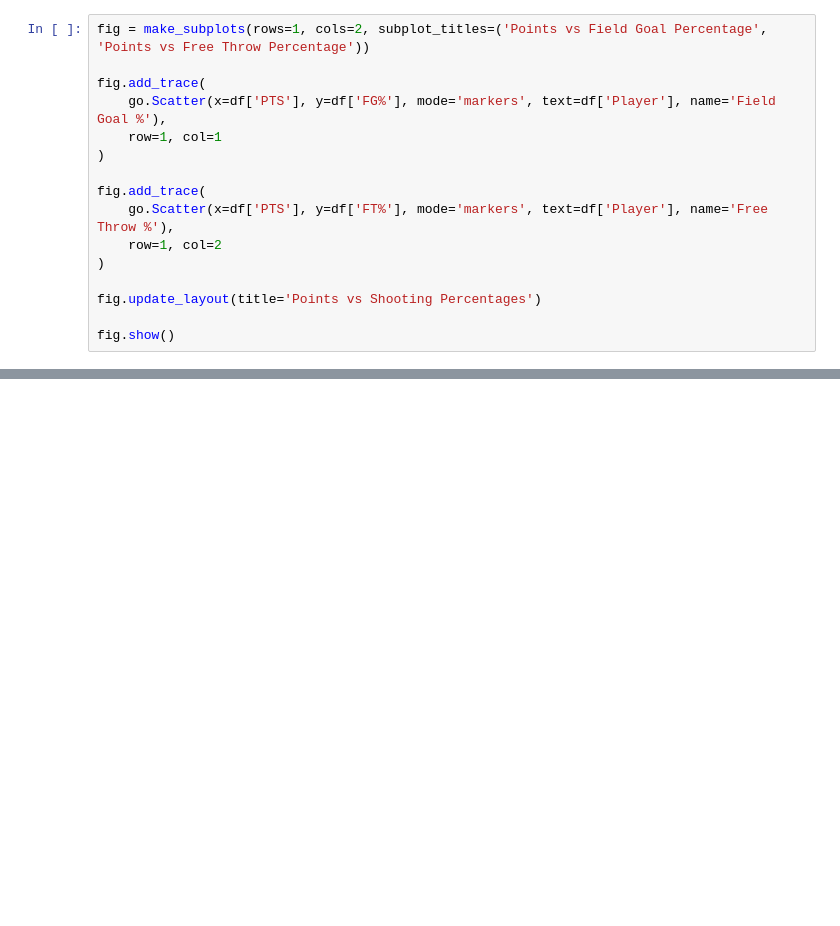
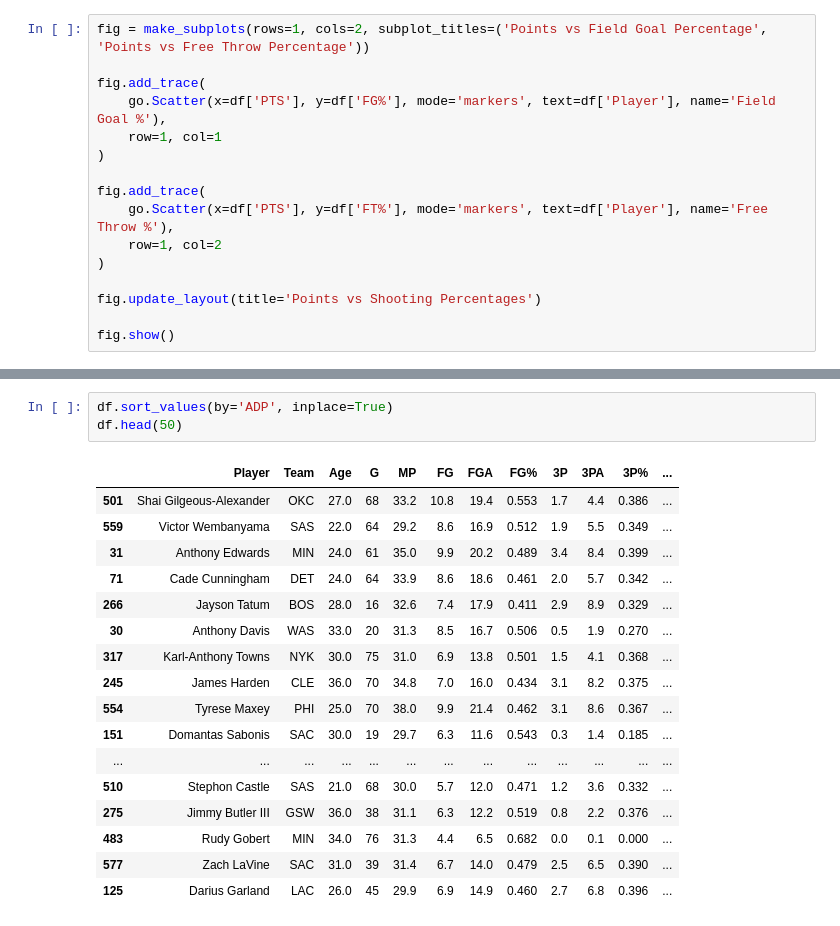
Before and after one commit to georgeboorman/nba-fantasy-trade-analyser, a Jupyter notebook: notebook.ipynb, the cells around one changed output, grey strips where cells are left out. Drawn from its saved outputs; the diff is of its cells as text; blank space fills up the shorter version.

```diff
--- a/notebook.ipynb
+++ b/notebook.ipynb
@@ -42,0 +85,21 @@ fig.show()
+# %%
+df.sort_values(by='ADP', inplace=True)
+df.head(50)
+# %% [output]
+|  | Player | Team | Age | G | MP | FG | FGA | FG% | 3P | 3PA | 3P% | ... |
+| 501 | Shai Gilgeous-Alexander | OKC | 27.0 | 68 | 33.2 | 10.8 | 19.4 | 0.553 | 1.7 | 4.4 | 0.386 | ... |
+| 559 | Victor Wembanyama | SAS | 22.0 | 64 | 29.2 | 8.6 | 16.9 | 0.512 | 1.9 | 5.5 | 0.349 | ... |
+| 31 | Anthony Edwards | MIN | 24.0 | 61 | 35.0 | 9.9 | 20.2 | 0.489 | 3.4 | 8.4 | 0.399 | ... |
+| 71 | Cade Cunningham | DET | 24.0 | 64 | 33.9 | 8.6 | 18.6 | 0.461 | 2.0 | 5.7 | 0.342 | ... |
+| 266 | Jayson Tatum | BOS | 28.0 | 16 | 32.6 | 7.4 | 17.9 | 0.411 | 2.9 | 8.9 | 0.329 | ... |
+| 30 | Anthony Davis | WAS | 33.0 | 20 | 31.3 | 8.5 | 16.7 | 0.506 | 0.5 | 1.9 | 0.270 | ... |
+| 317 | Karl-Anthony Towns | NYK | 30.0 | 75 | 31.0 | 6.9 | 13.8 | 0.501 | 1.5 | 4.1 | 0.368 | ... |
+| 245 | James Harden | CLE | 36.0 | 70 | 34.8 | 7.0 | 16.0 | 0.434 | 3.1 | 8.2 | 0.375 | ... |
+| 554 | Tyrese Maxey | PHI | 25.0 | 70 | 38.0 | 9.9 | 21.4 | 0.462 | 3.1 | 8.6 | 0.367 | ... |
+| 151 | Domantas Sabonis | SAC | 30.0 | 19 | 29.7 | 6.3 | 11.6 | 0.543 | 0.3 | 1.4 | 0.185 | ... |
+| ... | ... | ... | ... | ... | ... | ... | ... | ... | ... | ... | ... | ... |
+| 510 | Stephon Castle | SAS | 21.0 | 68 | 30.0 | 5.7 | 12.0 | 0.471 | 1.2 | 3.6 | 0.332 | ... |
+| 275 | Jimmy Butler III | GSW | 36.0 | 38 | 31.1 | 6.3 | 12.2 | 0.519 | 0.8 | 2.2 | 0.376 | ... |
+| 483 | Rudy Gobert | MIN | 34.0 | 76 | 31.3 | 4.4 | 6.5 | 0.682 | 0.0 | 0.1 | 0.000 | ... |
+| 577 | Zach LaVine | SAC | 31.0 | 39 | 31.4 | 6.7 | 14.0 | 0.479 | 2.5 | 6.5 | 0.390 | ... |
+| 125 | Darius Garland | LAC | 26.0 | 45 | 29.9 | 6.9 | 14.9 | 0.460 | 2.7 | 6.8 | 0.396 | ... |
```
Also changed, not shown: parts of 5 cells of this notebook, 2 other files.
